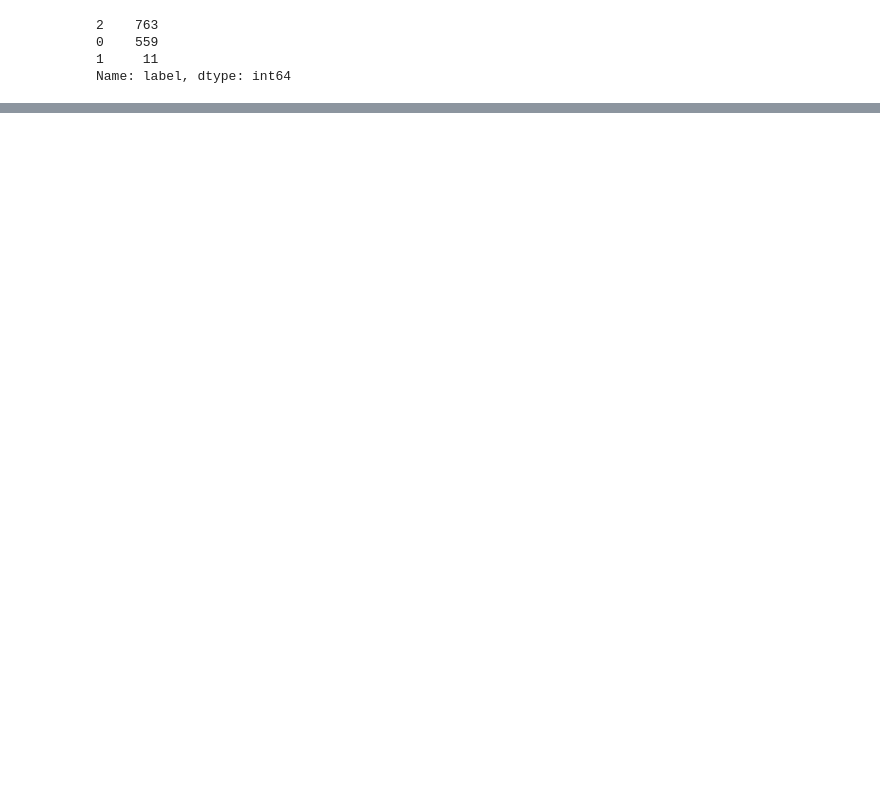
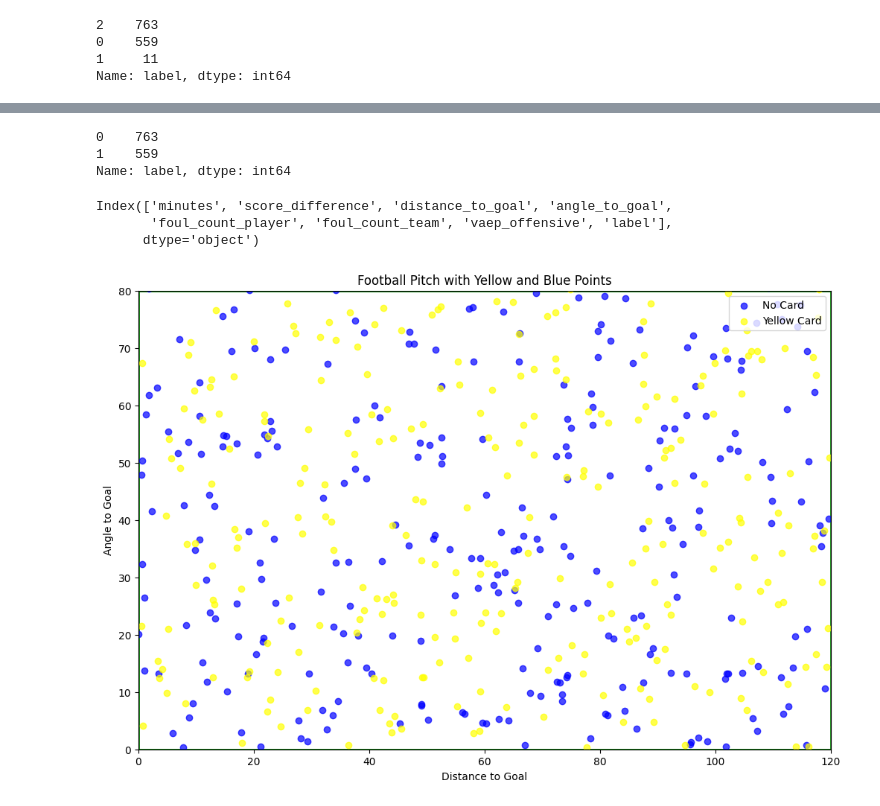
Before and after one commit to adnan-azmat/Expected-Booking-xB, a Jupyter notebook: D-CombineFouls.ipynb, the cells around one changed output, grey strips where cells are left out. Drawn from its saved outputs; the diff is of its cells as text; code cells hidden in the pictures; blank space fills up the shorter version.

```diff
--- a/D-CombineFouls.ipynb
+++ b/D-CombineFouls.ipynb
@@ -93,0 +123,60 @@ with open('features_with_label_df.pkl', 'wb') as f:
+# %%
+# print value_counts but map it to 1 is yellow card, 0 is no card in label column
+features_with_label_df['label'].value_counts()
+# %% [output]
+0    763
+1    559
+Name: label, dtype: int64
+# %%
+features_with_label_df.columns
+# %% [output]
+Index(['minutes', 'score_difference', 'distance_to_goal', 'angle_to_goal',
+       'foul_count_player', 'foul_count_team', 'vaep_offensive', 'label'],
+      dtype='object')
+# %%
+import matplotlib.pyplot as plt
+import pandas as pd
+
+# Sample data, replace this with your actual dataframe
+# For this example, I'm using random data.
+import random
+data = {
+    'distance_to_goal': [random.uniform(0, 120) for _ in range(600)],
+    'angle_to_goal': [random.uniform(0, 90) for _ in range(600)],
+    'label': [random.choice([0, 1]) for _ in range(600)]
+}
+features_with_label_df = pd.DataFrame(data)
+
+# Define the football pitch dimensions
+pitch_length = 120  # Adjust as needed
+pitch_width = 80   # Adjust as needed
+
+# Create a football pitch background
+fig, ax = plt.subplots(figsize=(12, 8))
+ax.set_xlim(0, pitch_length)
+ax.set_ylim(0, pitch_width)
+
+# Plot the pitch elements
+# You can customize the pitch elements as needed
+# For simplicity, we're just plotting lines for the pitch boundaries
+pitch_boundary = plt.Rectangle((0, 0), pitch_length, pitch_width, color='green', linewidth=2, fill=False)
+ax.add_patch(pitch_boundary)
+
+# Plot the points on the pitch based on label
+label_0 = features_with_label_df[features_with_label_df['label'] == 0]
+label_1 = features_with_label_df[features_with_label_df['label'] == 1]
+
+# Plot the points
+ax.scatter(label_0['distance_to_goal'], label_0['angle_to_goal'], color='blue', label='No Card', alpha=0.7)
+ax.scatter(label_1['distance_to_goal'], label_1['angle_to_goal'], color='yellow', label='Yellow Card', alpha=0.7)
+
+# Customize the plot (add legends, labels, etc.)
+plt.legend(loc='upper right')
+plt.title('Football Pitch with Yellow and Blue Points')
+plt.xlabel('Distance to Goal')
+plt.ylabel('Angle to Goal')
+
+# Show the plot
+plt.show()
+# %% [output]
+[figure, added]
```
Also changed, not shown: parts of 17 cells of this notebook, 1 other file.
